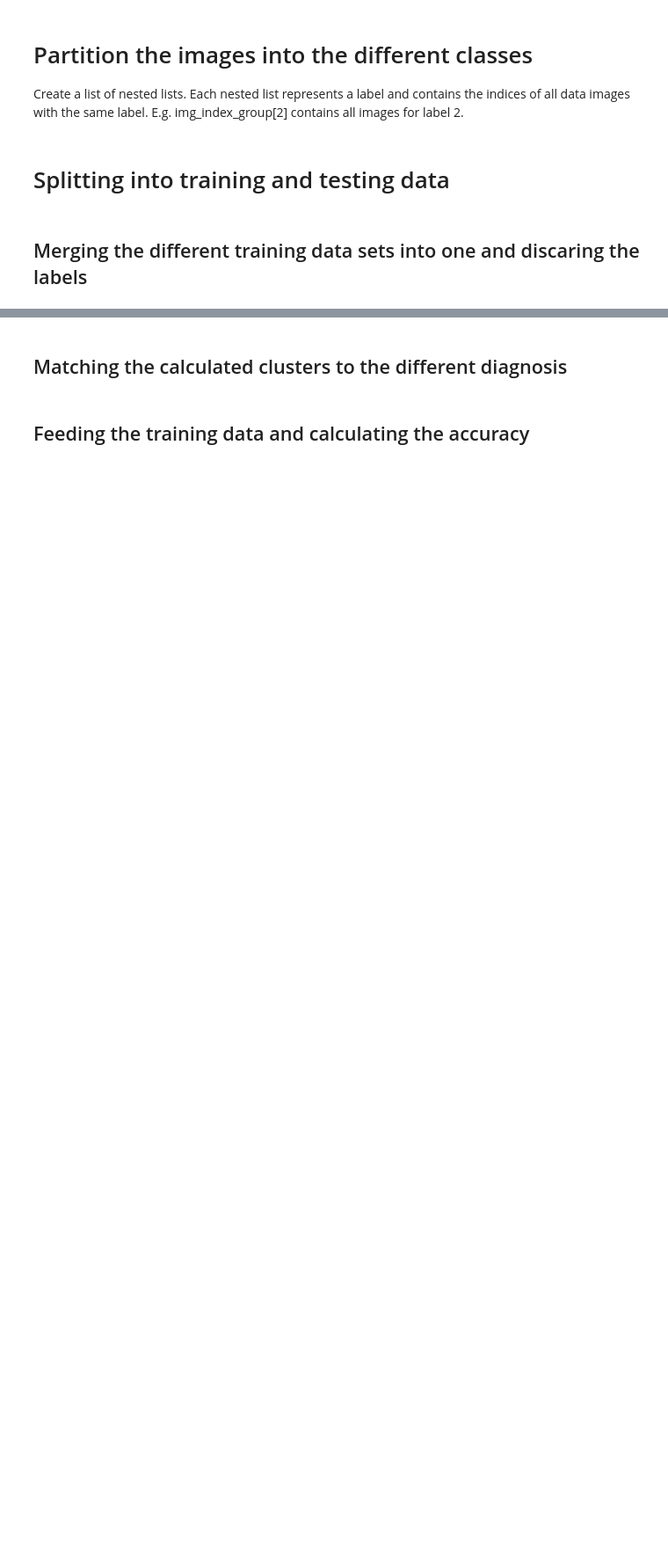
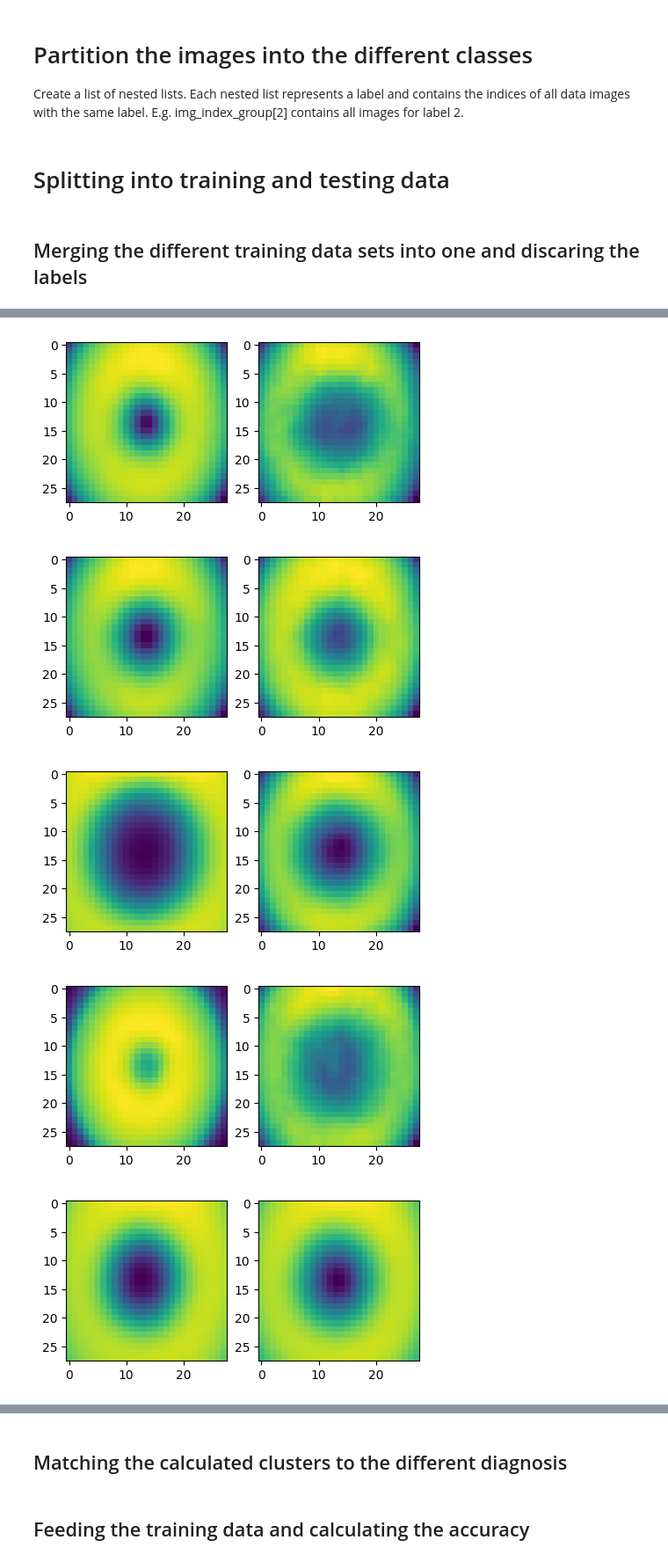
Before and after one commit to lusxvr/cogs118b_finalProject, a Jupyter notebook: kmeans.ipynb, the cells around one changed output, grey strips where cells are left out. Shown at 88% size. Cells and saved outputs as stored; diff of their text form; code cells hidden in the pictures; blank space fills up the shorter version.

Commit message:
perform K-means on the data images

```diff
--- a/kmeans.ipynb
+++ b/kmeans.ipynb
@@ -95,0 +183,17 @@ for i in range(len(img_index_group)):
+# %%
+mean = []
+
+for i in range(len(img_index_group)):
+    mean.append(np.mean(df.loc[img_index_group[i]], axis=0))
+
+    fig = plt.figure(figsize=(8, 8))
+    plt.subplot(1, 3, 1)
+    plt.imshow(np.reshape(k_mus[i], (28, 28)))
+    plt.subplot(1, 3, 2)
+    disp_img(mean[i])
+# %% [output]
+[figure, added]
+[figure, added]
+[figure, added]
+[figure, added]
+[figure, added]
```
Also changed, not shown: parts of 8 cells of this notebook.
